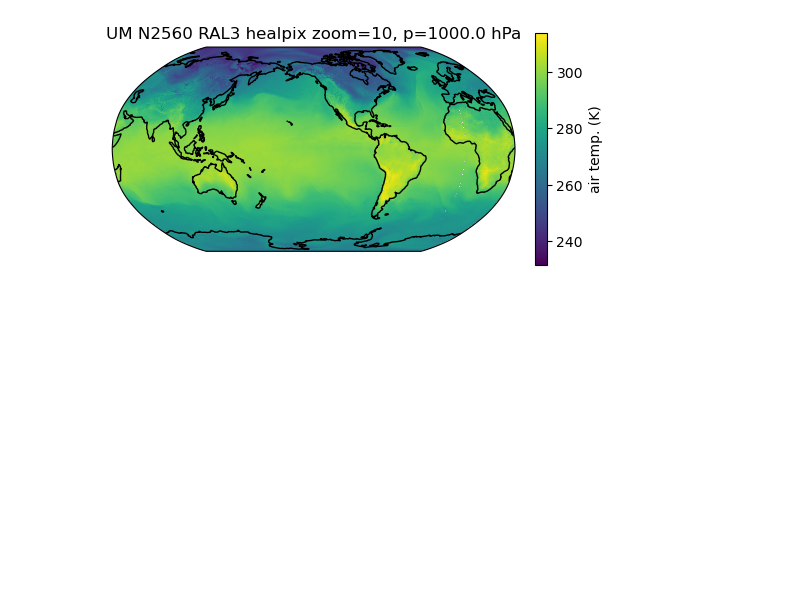
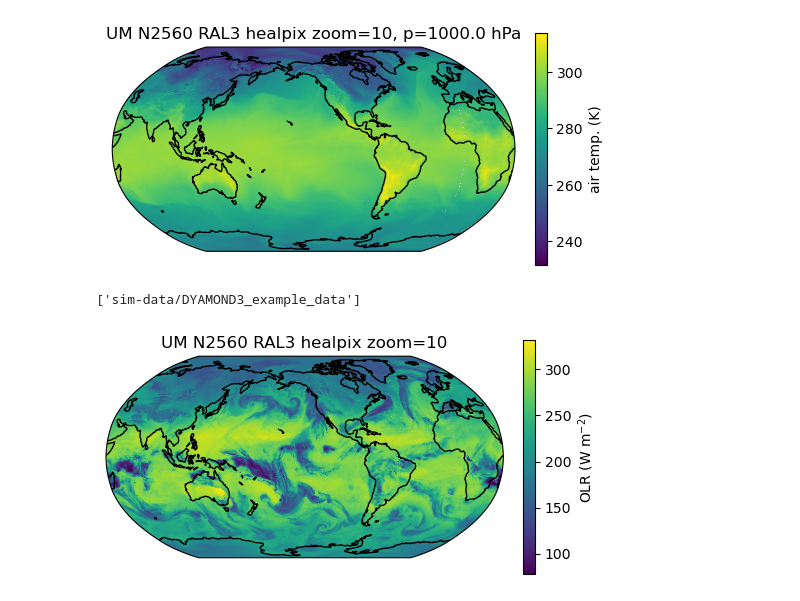
Before and after one commit to feng045/wcrp_hackathon, a Jupyter notebook: notebooks/plot_N2560_RAL3.ipynb, the cells around one changed output. Saved outputs shown, nothing was run; the diff lists cells and outputs as text; code cells hidden in the pictures; blank space fills up the shorter version.

```diff
--- a/notebooks/plot_N2560_RAL3.ipynb
+++ b/notebooks/plot_N2560_RAL3.ipynb
@@ -43,3 +43,28 @@ plt.colorbar(im, label='air temp. (K)')
 ax0.coastlines();
 # %% [output]
 [figure]
+# %%
+import s3fs
+import xarray as xr
+jasmin_s3 = s3fs.S3FileSystem(
+    anon=True,
+    client_kwargs={'endpoint_url': 'http://hackathon-o.s3.jc.rl.ac.uk'}
+)
+print(jasmin_s3.ls('sim-data'))
+store= s3fs.S3Map(root='s3://sim-data/DYAMOND3_example_data/healpix/toa_outgoing_longwave_flux/hpz10/glm.n2560_RAL3p3.apvera_20200120T00.toa_outgoing_longwave_flux.hpz10.zarr', s3=jasmin_s3, check=False)
+# %% [output]
+['sim-data/DYAMOND3_example_data']
+# %%
+dsOLR = xr.open_zarr(store=store)
+# %%
+data = dsOLR.toa_outgoing_longwave_flux.isel(time=0).values
+projection = ccrs.Robinson(central_longitude=-135.5808361)
+fig, ax0 = plt.subplots(1, 1, figsize=(5, 2.5), subplot_kw={'projection': projection}, layout='constrained')
+zoom = 10
+ax0.set_title(f'UM N2560 RAL3 healpix zoom={zoom}')
+ax0.set_global()
+im = egh.healpix_show(data, ax=ax0);
+plt.colorbar(im, label='OLR (W m$^{-2}$)')
+ax0.coastlines();
+# %% [output]
+[figure, added]
```
Also changed, not shown: 2 other files.
